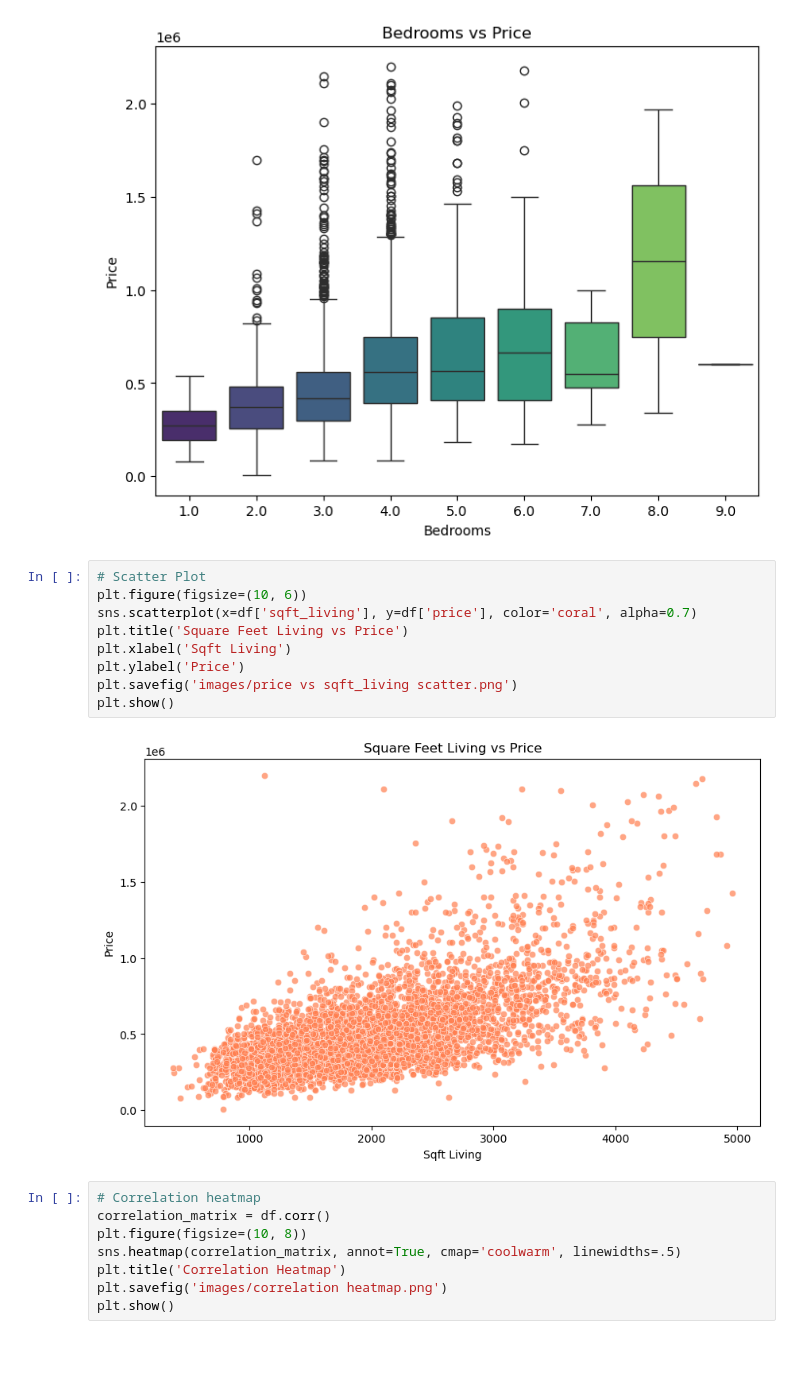
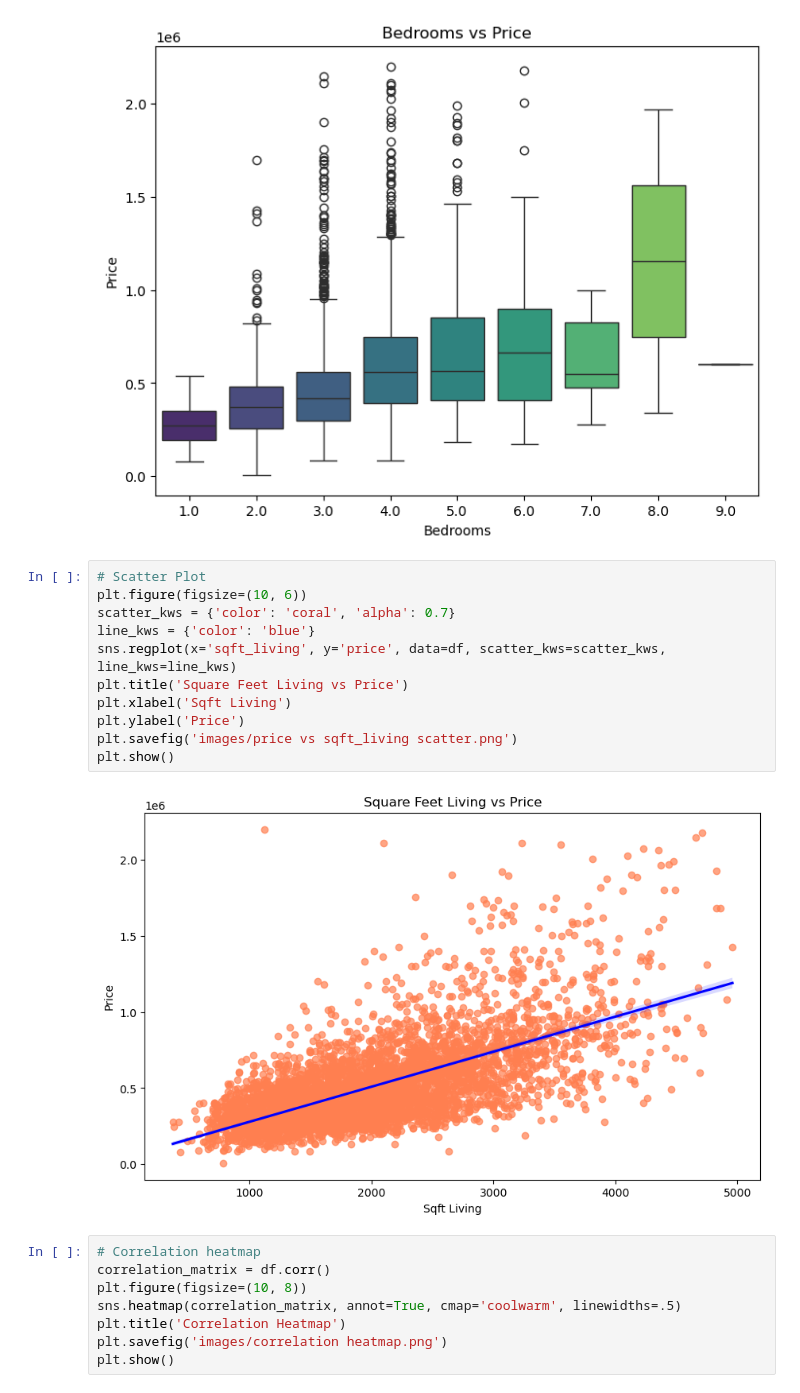
Before and after one commit to shaylahong/P4, a Jupyter notebook: data_exploration_cleaning.ipynb, the cells around one changed output. Cells and saved outputs as stored; diff of their text form; blank space fills up the shorter version.

Commit message:
add linear line to scatter plot

```diff
--- a/data_exploration_cleaning.ipynb
+++ b/data_exploration_cleaning.ipynb
@@ -168,14 +168,16 @@ Passing `palette` without assigning `hue` is deprecated and will be removed in v
 # %%
 # Scatter Plot
 plt.figure(figsize=(10, 6))
-sns.scatterplot(x=df['sqft_living'], y=df['price'], color='coral', alpha=0.7)
+scatter_kws = {'color': 'coral', 'alpha': 0.7}
+line_kws = {'color': 'blue'}
+sns.regplot(x='sqft_living', y='price', data=df, scatter_kws=scatter_kws, line_kws=line_kws)
 plt.title('Square Feet Living vs Price')
 plt.xlabel('Sqft Living')
 plt.ylabel('Price')
 plt.savefig('images/price vs sqft_living scatter.png')
 plt.show()
 # %% [output]
-[figure, old version]
+[figure, new version]
 # %%
 # Correlation heatmap
 correlation_matrix = df.corr()
```
Also changed, not shown: 1 other file.
